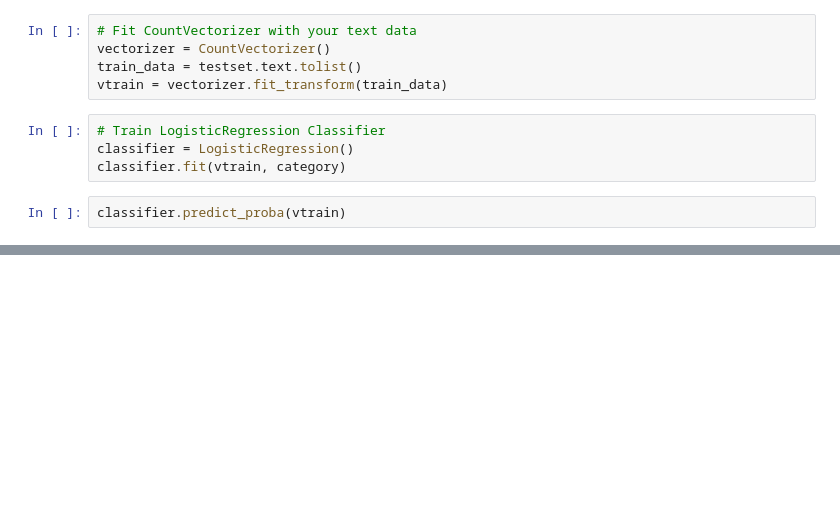
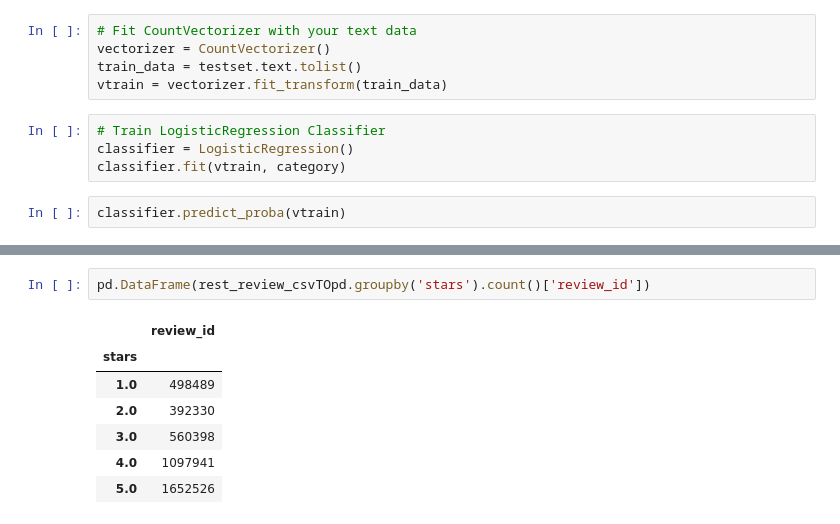
Before and after one commit to kylievo/yelp_reviews, a Jupyter notebook: Analysis.ipynb, the cells around one changed output, grey strips where cells are left out. Saved outputs shown, nothing was run; the diff lists cells and outputs as text; blank space fills up the shorter version.

```diff
--- a/Analysis.ipynb
+++ b/Analysis.ipynb
@@ -129,0 +168,10 @@ classifier.predict_proba(vtrain)
+# %%
+pd.DataFrame(rest_review_csvTOpd.groupby('stars').count()['review_id'])
+# %% [output]
+|  | review_id |
+| stars |  |
+| 1.0 | 498489 |
+| 2.0 | 392330 |
+| 3.0 | 560398 |
+| 4.0 | 1097941 |
+| 5.0 | 1652526 |
```
Also changed, not shown: parts of 6 cells of this notebook.
